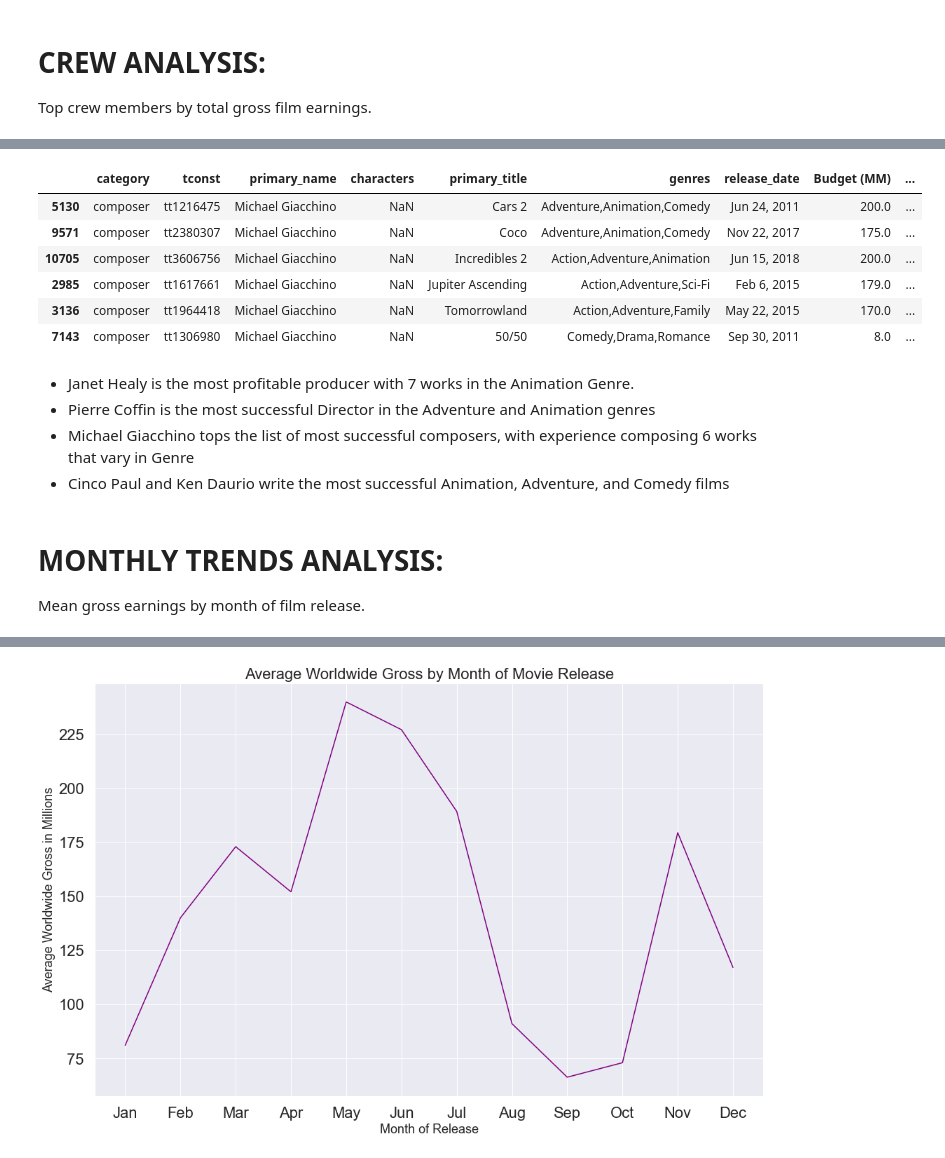
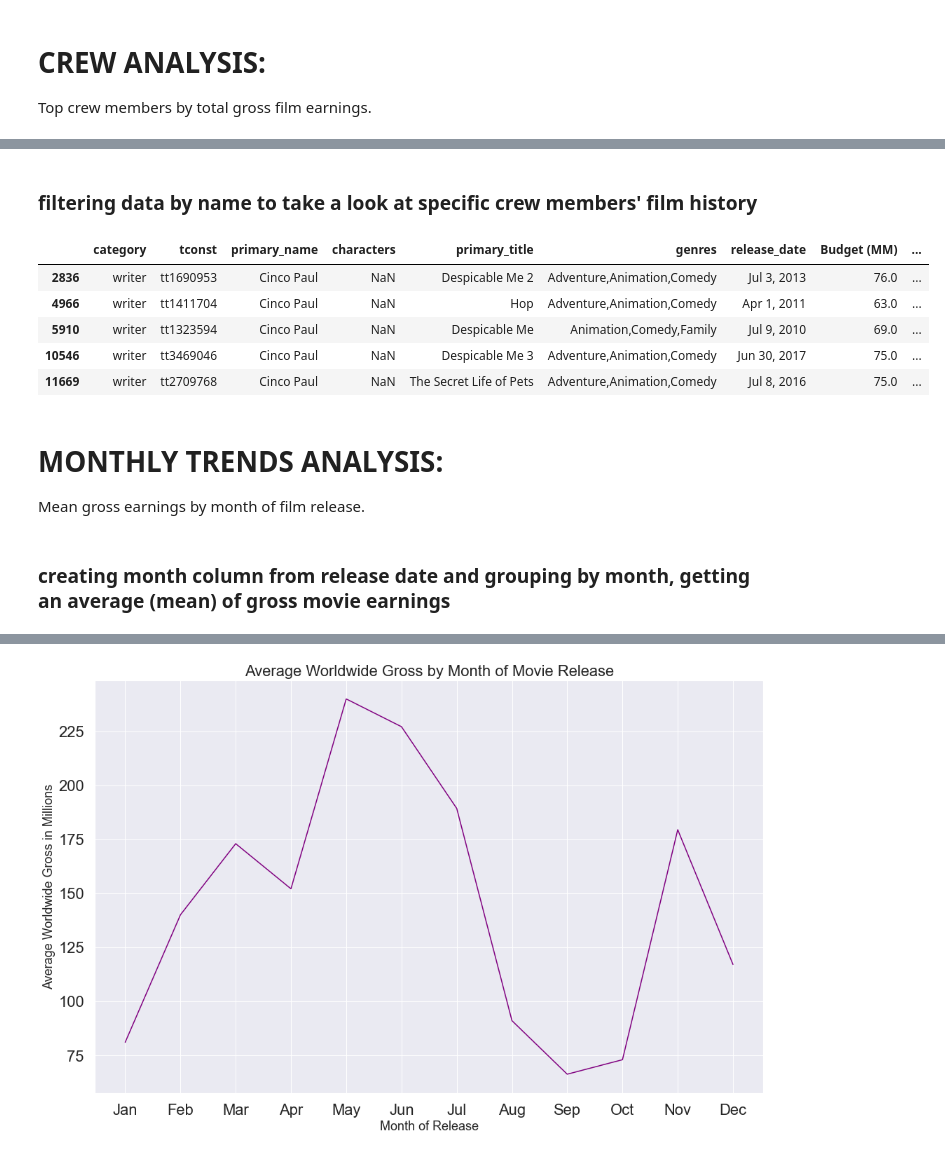
Before and after one commit to sabinabains/dsc-phase-1-project, a Jupyter notebook: Microsoft_Analysis_10.13.21.ipynb, the cells around one changed output, grey strips where cells are left out. Saved outputs shown, nothing was run; the diff lists cells and outputs as text; code cells hidden in the pictures.

```diff
--- a/Microsoft_Analysis_10.13.21.ipynb
+++ b/Microsoft_Analysis_10.13.21.ipynb
@@ -234,8 +272,3 @@ array(['cinematographer', 'actor', 'director', 'producer', 'composer',
 # %%
-#filter on genres based on last suggestion
+#filter on animation genre based on last suggestion
 animation = fcrew.loc[fcrew['genres'].str.contains('Animation')]
-action = fcrew.loc[fcrew['genres'].str.contains('Adventure')]
-comedy = fcrew.loc[fcrew['genres'].str.contains('Comedy')]
-
-# fcrew = pd.concat(animation,action,comedy)
-fcrew = animation.append([action, comedy])
@@ -270,22 +306,20 @@ top_crew(fcrew,['writer'],'Total Movie Profit per Director')
+# %% [markdown]
+### filtering data by name to take a look at specific crew members' film history
 # %%
-fcrew.loc[fcrew['primary_name']=='Michael Giacchino'].drop_duplicates()
+fcrew.loc[fcrew['primary_name']=='Cinco Paul'].drop_duplicates().head(10)
 # %% [output]
 |  | category | tconst | primary_name | characters | primary_title | genres | release_date | Budget (MM) | ... |
-| 5130 | composer | tt1216475 | Michael Giacchino | NaN | Cars 2 | Adventure,Animation,Comedy | Jun 24, 2011 | 200.0 | ... |
-| 9571 | composer | tt2380307 | Michael Giacchino | NaN | Coco | Adventure,Animation,Comedy | Nov 22, 2017 | 175.0 | ... |
-| 10705 | composer | tt3606756 | Michael Giacchino | NaN | Incredibles 2 | Action,Adventure,Animation | Jun 15, 2018 | 200.0 | ... |
-| 2985 | composer | tt1617661 | Michael Giacchino | NaN | Jupiter Ascending | Action,Adventure,Sci-Fi | Feb 6, 2015 | 179.0 | ... |
-| 3136 | composer | tt1964418 | Michael Giacchino | NaN | Tomorrowland | Action,Adventure,Family | May 22, 2015 | 170.0 | ... |
-| 7143 | composer | tt1306980 | Michael Giacchino | NaN | 50/50 | Comedy,Drama,Romance | Sep 30, 2011 | 8.0 | ... |
+| 2836 | writer | tt1690953 | Cinco Paul | NaN | Despicable Me 2 | Adventure,Animation,Comedy | Jul 3, 2013 | 76.0 | ... |
+| 4966 | writer | tt1411704 | Cinco Paul | NaN | Hop | Adventure,Animation,Comedy | Apr 1, 2011 | 63.0 | ... |
+| 5910 | writer | tt1323594 | Cinco Paul | NaN | Despicable Me | Animation,Comedy,Family | Jul 9, 2010 | 69.0 | ... |
+| 10546 | writer | tt3469046 | Cinco Paul | NaN | Despicable Me 3 | Adventure,Animation,Comedy | Jun 30, 2017 | 75.0 | ... |
+| 11669 | writer | tt2709768 | Cinco Paul | NaN | The Secret Life of Pets | Adventure,Animation,Comedy | Jul 8, 2016 | 75.0 | ... |
-# %% [markdown]
-- Janet Healy is the most profitable producer with 7 works in the Animation Genre.
-- Pierre Coffin is the most successful Director in the Adventure and Animation genres
-- Michael Giacchino tops the list of most successful composers, with experience composing 6 works that vary in Genre
-- Cinco Paul and Ken Daurio write the most successful Animation,  Adventure, and Comedy films
 # %% [markdown]
 # MONTHLY TRENDS ANALYSIS:
 
 Mean gross earnings by month of film release.
+# %% [markdown]
+### creating month column from release date and grouping by month, getting an average (mean) of gross movie earnings
 # %%
 #creating month column to look at monthly trends
 f['release_month'] = f['release_date'].map(lambda x : x[:4])
```
Also changed, not shown: parts of 22 cells of this notebook, 3 other files.
